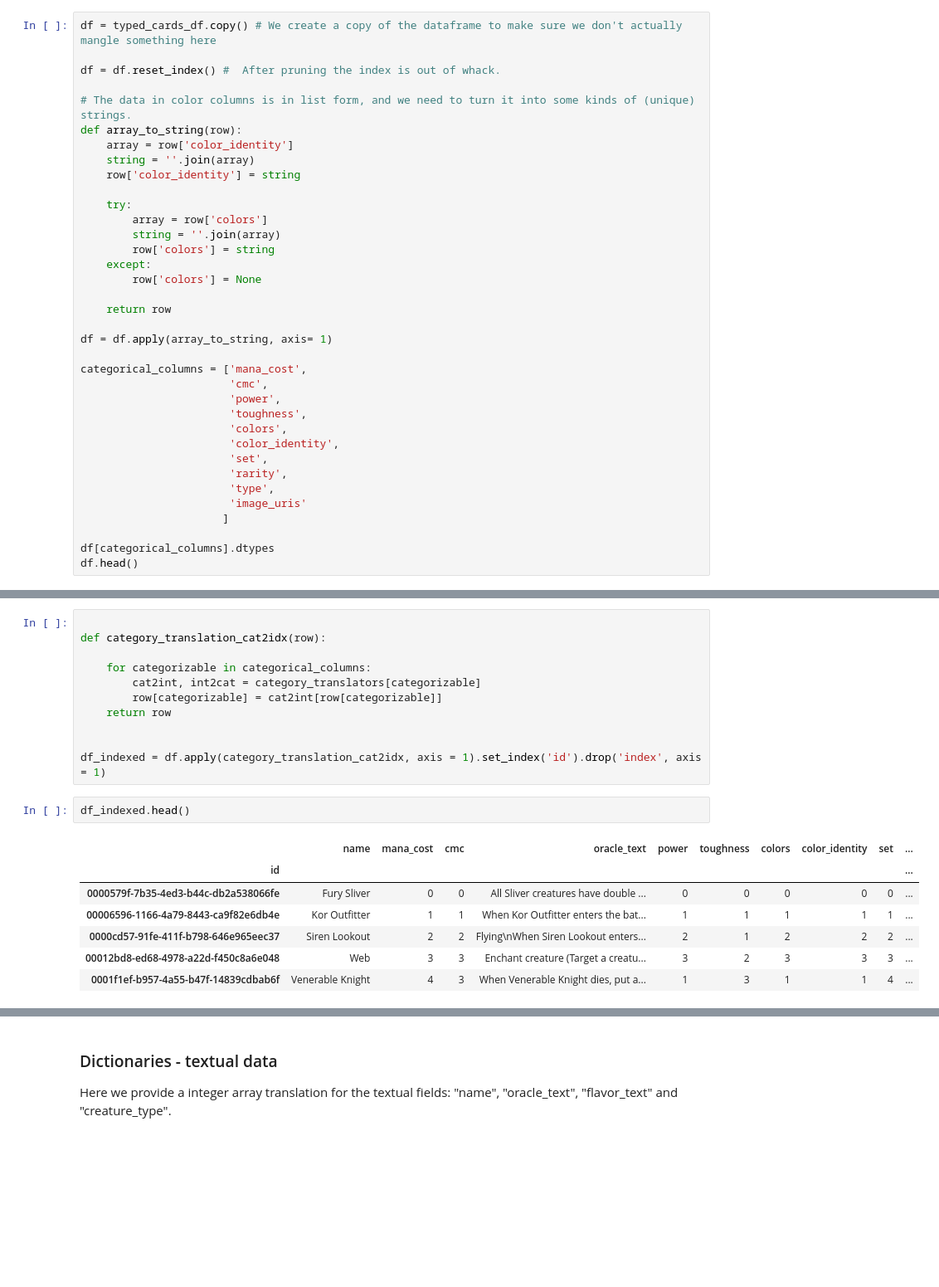
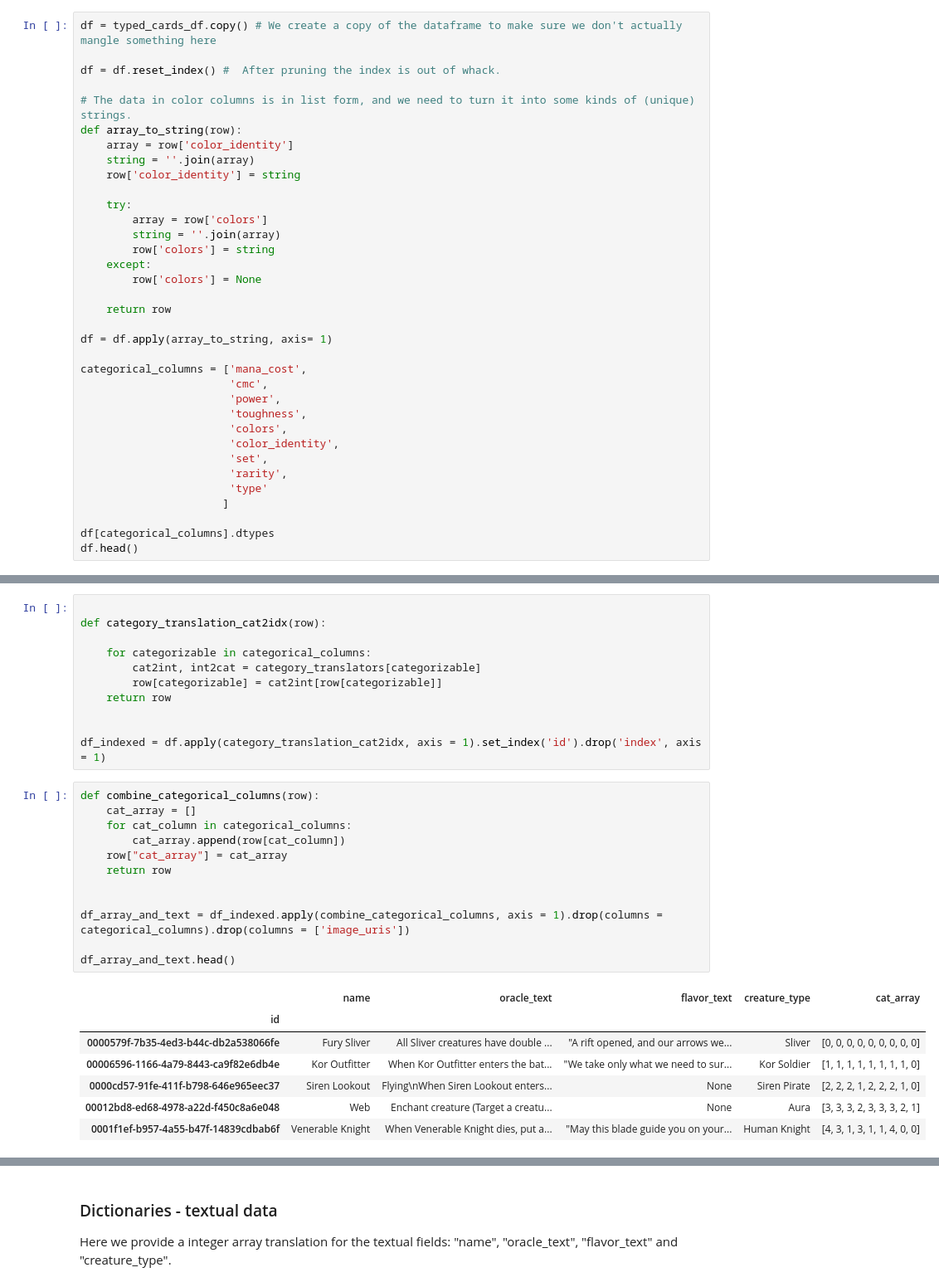
Before and after one commit to ramiluisto/MTG-cards, a Jupyter notebook: MTG textual part.ipynb, the cells around one changed output, grey strips where cells are left out. Shown at 83% size. Cells and saved outputs as stored; diff of their text form; blank space fills up the shorter version.

```diff
--- a/MTG textual part.ipynb
+++ b/MTG textual part.ipynb
@@ -276,8 +279,7 @@ categorical_columns = ['mana_cost',
                        'color_identity',
                        'set',
                        'rarity',
-                       'type',
-                       'image_uris'
+                       'type'
                       ]
 
 df[categorical_columns].dtypes
@@ -387,16 +389,26 @@ def category_translation_cat2idx(row):
 
 
 df_indexed = df.apply(category_translation_cat2idx, axis = 1).set_index('id').drop('index', axis = 1)
-# %%
-df_indexed.head()
-# %% [output]
-|  | name | mana_cost | cmc | oracle_text | power | toughness | colors | color_identity | set | ... |
-| id |  |  |  |  |  |  |  |  |  | ... |
-| 0000579f-7b35-4ed3-b44c-db2a538066fe | Fury Sliver | 0 | 0 | All Sliver creatures have double ... | 0 | 0 | 0 | 0 | 0 | ... |
-| 00006596-1166-4a79-8443-ca9f82e6db4e | Kor Outfitter | 1 | 1 | When Kor Outfitter enters the bat... | 1 | 1 | 1 | 1 | 1 | ... |
-| 0000cd57-91fe-411f-b798-646e965eec37 | Siren Lookout | 2 | 2 | Flying\nWhen Siren Lookout enters... | 2 | 1 | 2 | 2 | 2 | ... |
-| 00012bd8-ed68-4978-a22d-f450c8a6e048 | Web | 3 | 3 | Enchant creature (Target a creatu... | 3 | 2 | 3 | 3 | 3 | ... |
-| 0001f1ef-b957-4a55-b47f-14839cdbab6f | Venerable Knight | 4 | 3 | When Venerable Knight dies, put a... | 1 | 3 | 1 | 1 | 4 | ... |
+# %%
+def combine_categorical_columns(row):
+    cat_array = []
+    for cat_column in categorical_columns:
+        cat_array.append(row[cat_column])
+    row["cat_array"] = cat_array
+    return row
+
+
+df_array_and_text = df_indexed.apply(combine_categorical_columns, axis = 1).drop(columns = categorical_columns).drop(columns = ['image_uris'])
+
+df_array_and_text.head()
+# %% [output]
+|  | name | oracle_text | flavor_text | creature_type | cat_array |
+| id |  |  |  |  |  |
+| 0000579f-7b35-4ed3-b44c-db2a538066fe | Fury Sliver | All Sliver creatures have double ... | "A rift opened, and our arrows we... | Sliver | [0, 0, 0, 0, 0, 0, 0, 0, 0] |
+| 00006596-1166-4a79-8443-ca9f82e6db4e | Kor Outfitter | When Kor Outfitter enters the bat... | "We take only what we need to sur... | Kor Soldier | [1, 1, 1, 1, 1, 1, 1, 1, 0] |
+| 0000cd57-91fe-411f-b798-646e965eec37 | Siren Lookout | Flying\nWhen Siren Lookout enters... | None | Siren Pirate | [2, 2, 2, 1, 2, 2, 2, 1, 0] |
+| 00012bd8-ed68-4978-a22d-f450c8a6e048 | Web | Enchant creature (Target a creatu... | None | Aura | [3, 3, 3, 2, 3, 3, 3, 2, 1] |
+| 0001f1ef-b957-4a55-b47f-14839cdbab6f | Venerable Knight | When Venerable Knight dies, put a... | "May this blade guide you on your... | Human Knight | [4, 3, 1, 3, 1, 1, 4, 0, 0] |
 # %%
 # We save bot the categorized data and the dictionaries
 # (This part might not work in a Jupyter notebook depending on your setup. It is not required if you've run through all the previous parts.)
```
Also changed, not shown: parts of 7 cells of this notebook.
